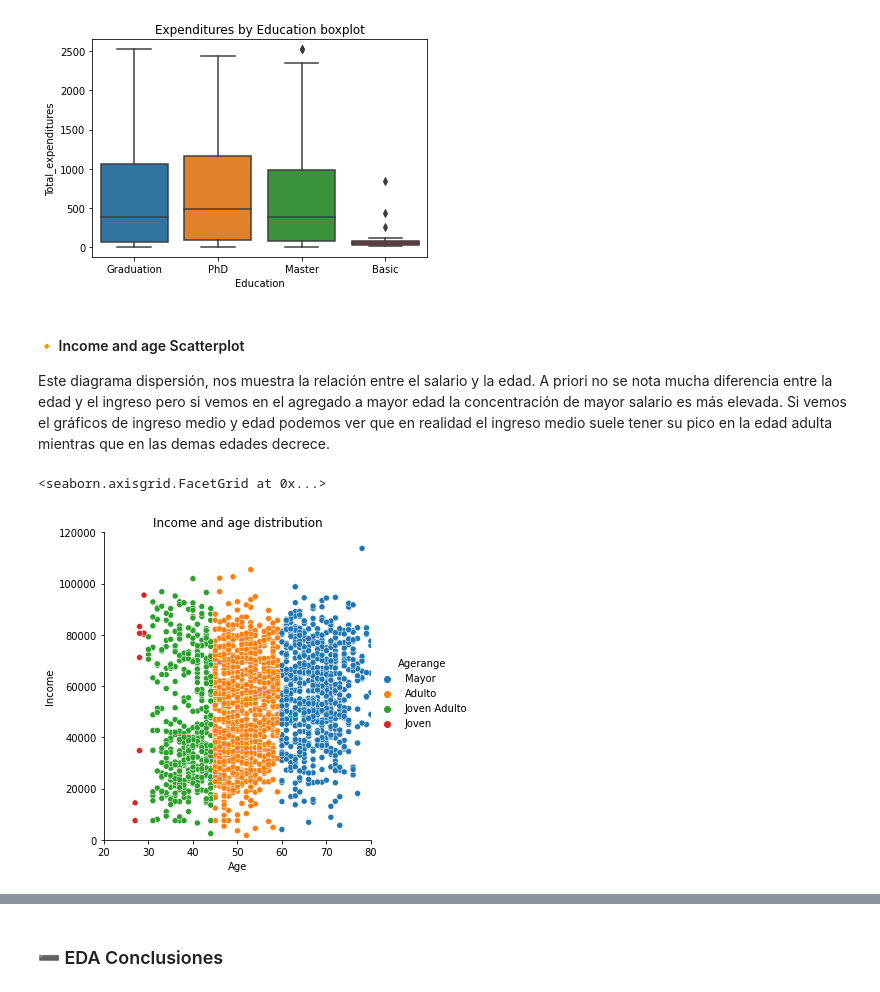
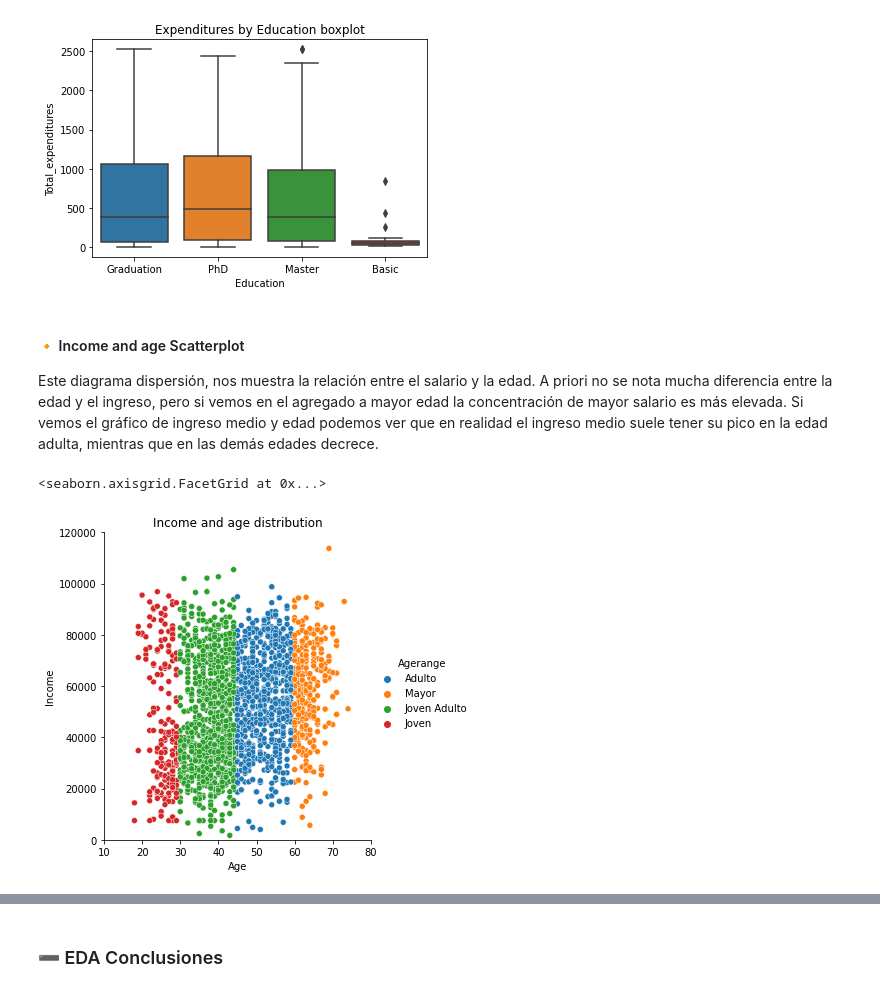
Before and after one commit to franciscosesto/Proyecto-Final-CoderHouse, a Jupyter notebook: Dataset_de_características_del_consumidor.ipynb, the cells around one changed output, grey strips where cells are left out. Cells and saved outputs as stored; diff of their text form; code cells hidden in the pictures.

```diff
--- a/Dataset_de_características_del_consumidor.ipynb
+++ b/Dataset_de_características_del_consumidor.ipynb
@@ -291,11 +290,11 @@ df['Dt_Customer'] = df['Dt_Customer'].apply(lambda x: dt.datetime.strptime(x, "%
 # %%
-#Agregando una columna con la antiguedad del cliente desde que se registró
-df["Dt_Customer_seniority"]=dt.date.today().year - df["Dt_Customer"].dt.year
+#Agregando una columna con la antigüedad del cliente desde que se registró
+df["Dt_Customer_seniority"]=df['Dt_Customer'].dt.year.max() - df["Dt_Customer"].dt.year
 # %% [markdown]
 ***Crear columna de edad del cliente***
 # %%
 #Agregando una columna con la edad del cliente
-df["Age"]=dt.date.today().year - df["Year_Birth"]
+df["Age"]=df['Dt_Customer'].dt.year.max() - df["Year_Birth"]
 # %%
 #Chequeo los valores de edad
 df["Age"].agg(["min", "mean", "median", "max"])
@@ -550,17 +678,17 @@ plt.savefig("Boxplot_expenditure_by_education.jpg")
 [figure]
 # %% [markdown]
 #### 🔸 Income and age Scatterplot
-Este diagrama dispersión, nos muestra la relación entre el salario y la edad. A priori no se nota mucha diferencia entre la edad y el ingreso pero si vemos en el agregado a mayor edad la concentración de mayor salario es más elevada. Si vemos el gráficos de ingreso medio y edad podemos ver que en realidad el  ingreso medio suele tener su pico en la edad adulta mientras que en las demas edades decrece.
+Este diagrama dispersión, nos muestra la relación entre el salario y la edad. A priori no se nota mucha diferencia entre la edad y el ingreso, pero si vemos en el agregado a mayor edad la concentración de mayor salario es más elevada. Si vemos el gráfico de ingreso medio y edad podemos ver que en realidad el ingreso medio suele tener su pico en la edad adulta, mientras que en las demás edades decrece.
 # %%
 # Income and age Scatterplot
 import seaborn as sns
 # Usamos la formula de sturges para calcular la cantidad de intervalos
 # Sturges = 1 + log_2(n)
 agehist=sns.relplot(data = df, x="Age", y="Income",  hue="Agerange")
-agehist.set(title="Income and age distribution", xlabel="Age", xlim=(20,80), ylim=(0, 120000))
+agehist.set(title="Income and age distribution", xlabel="Age", xlim=(10,80), ylim=(0, 120000))
 # %% [output]
 <seaborn.axisgrid.FacetGrid at 0x...>
-[figure, old version]
+[figure, new version]
 # %%
 # Mean Income and age Scatterplot
 import seaborn as sns
```
Also changed, not shown: parts of 70 cells of this notebook.
